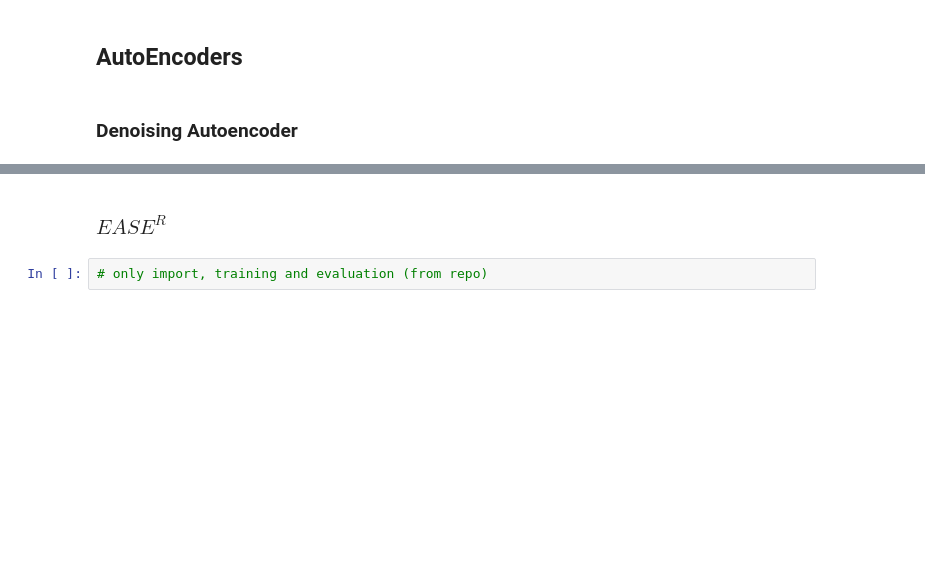
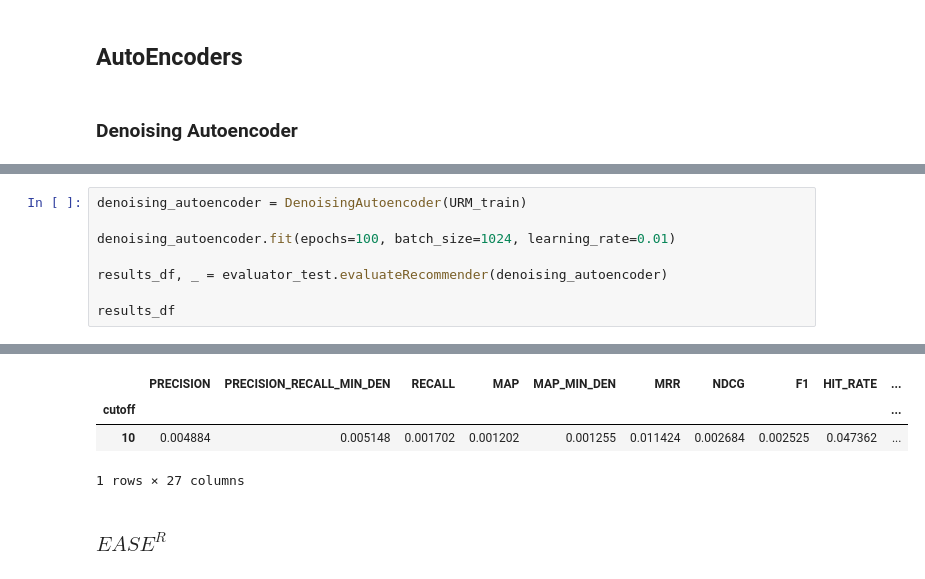
Before and after one commit to tomaz-suller/recsys, a Jupyter notebook: Practice extra 11 - Deep Learning Recommenders.ipynb, the cells around one changed output, grey strips where cells are left out. Drawn from its saved outputs; the diff is of its cells as text; blank space fills up the shorter version.

Commit message:
Feature: add Deep Learning Notebook, BOOKMARK: END CODE

```diff
--- a/Practice extra 11 - Deep Learning Recommenders.ipynb
+++ b/Practice extra 11 - Deep Learning Recommenders.ipynb
@@ -504,0 +281,9 @@ from Recommenders.MatrixFactorization.PyTorch import MF_MSE_PyTorch
+# %%
+denoising_autoencoder = DenoisingAutoencoder(URM_train)
+
+denoising_autoencoder.fit(epochs=100, batch_size=1024, learning_rate=0.01)
+
+results_df, _ = evaluator_test.evaluateRecommender(denoising_autoencoder)
+
+results_df
+# %% [output]
@@ -505,4 +302,6 @@ from Recommenders.MatrixFactorization.PyTorch import MF_MSE_PyTorch
+|  | PRECISION | PRECISION_RECALL_MIN_DEN | RECALL | MAP | MAP_MIN_DEN | MRR | NDCG | F1 | HIT_RATE | ... |
+| cutoff |  |  |  |  |  |  |  |  |  | ... |
+| 10 | 0.004884 | 0.005148 | 0.001702 | 0.001202 | 0.001255 | 0.011424 | 0.002684 | 0.002525 | 0.047362 | ... |
+1 rows × 27 columns
 # %% [markdown]
 ### $EASE^R$
-# %%
-# only import, training and evaluation (from repo)
```
Also changed, not shown: parts of 35 cells of this notebook.
